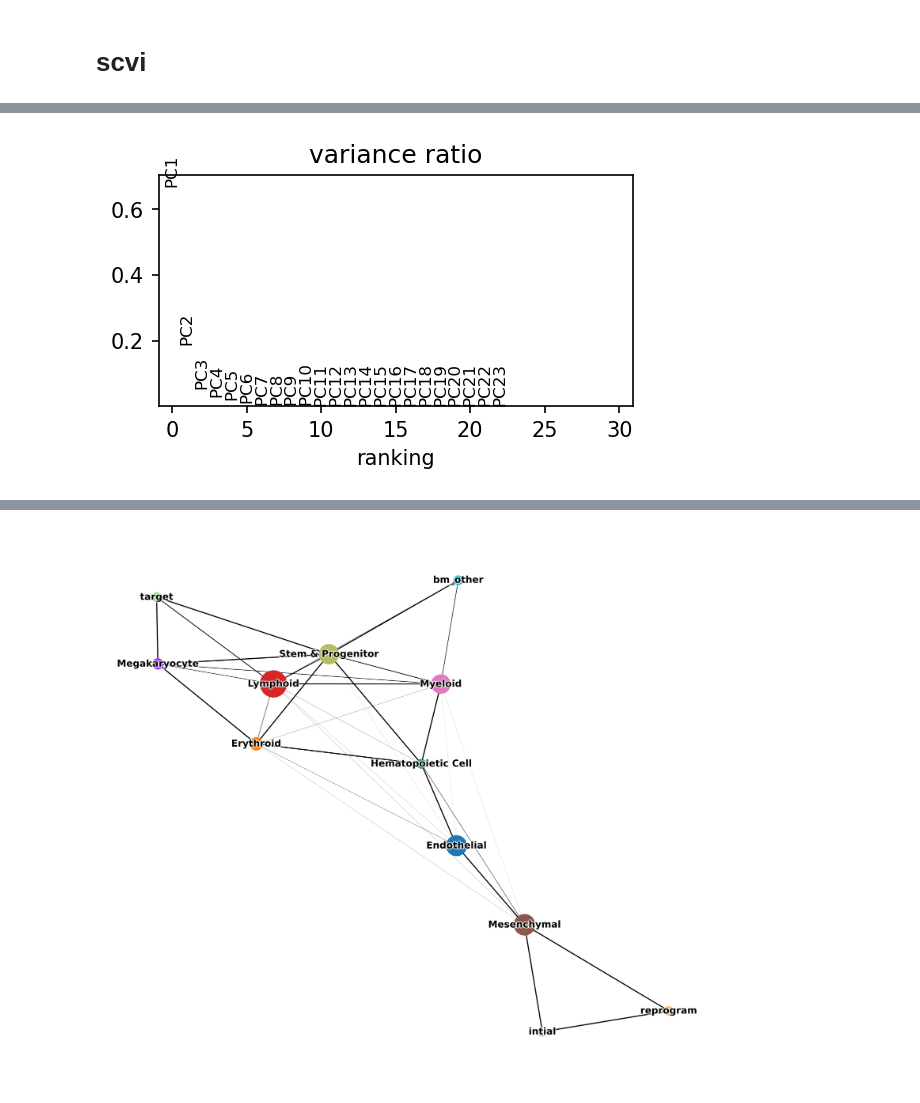
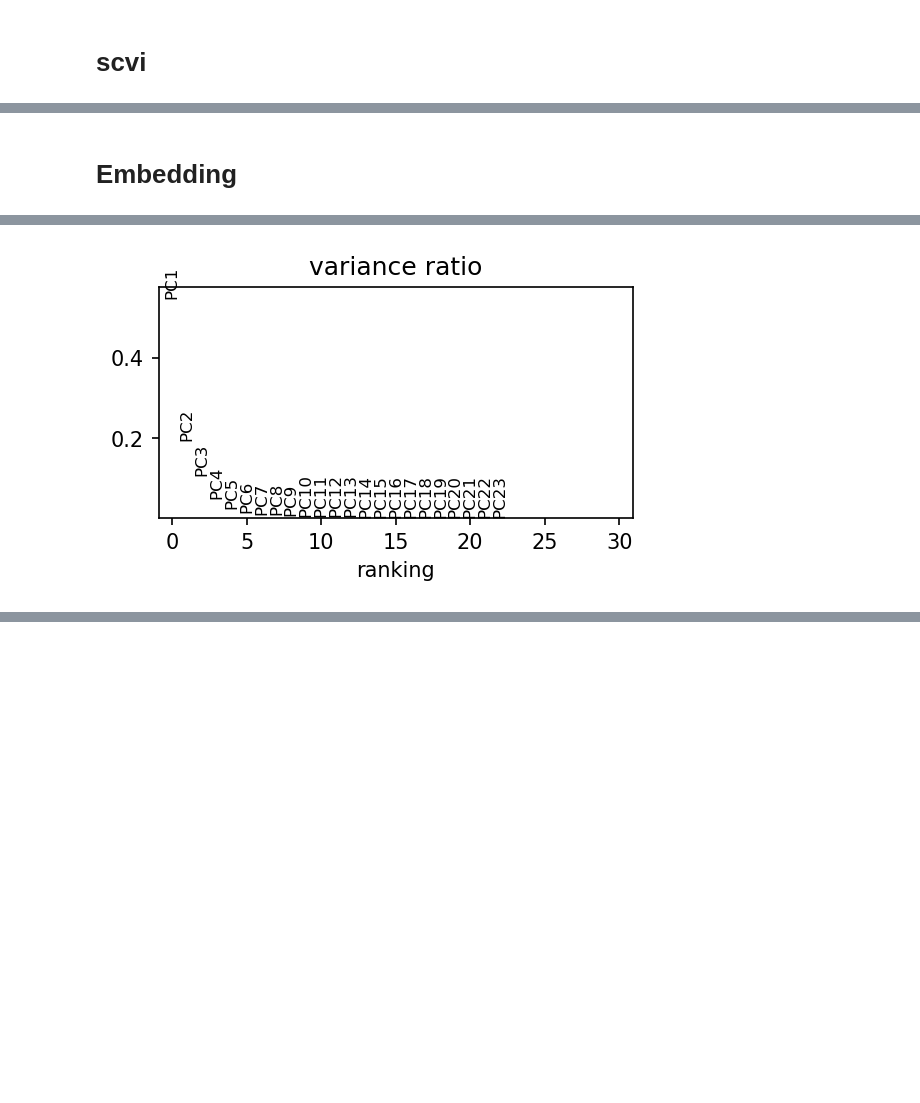
Before and after one commit to CooperStansbury/hematokytos, a Jupyter notebook: notebooks/benchmarks/scvi_benchmark.ipynb, the cells around one changed output, grey strips where cells are left out. Cells and saved outputs as stored; diff of their text form; code cells hidden in the pictures; blank space fills up the shorter version.

```diff
--- a/notebooks/benchmarks/scvi_benchmark.ipynb
+++ b/notebooks/benchmarks/scvi_benchmark.ipynb
@@ -244,7 +244,7 @@ rsc.get.anndata_to_GPU(bdata)
 rsc.pp.highly_variable_genes(
     bdata,
     flavor="seurat_v3",
-    n_top_genes=1500,
+    n_top_genes=2500,
     batch_key=batch_key,
 )
 
@@ -269,12 +269,13 @@ model = scvi.model.SCVI(
 )
 
 model.train(
-    max_epochs=1000,
+    max_epochs=500,
     accelerator='gpu',
-    early_stopping_patience=10,
+    early_stopping_patience=5,
     early_stopping=True,
-    batch_size=2 ** 14,
-    train_size=0.8,
+    batch_size=25,
+    train_size=0.9,
+    plan_kwargs={"lr": 1e-4},
 )
 
 history = model.history
@@ -323,13 +332,8 @@ Wall time: 1.86 s
+# %% [markdown]
+# Embedding
 # %%
 %%time
 
-n_neighbors = 10
-paga_group_column = "level2"
-n_pcs = 50
-
-"""
-PAGA
-"""
 embed = model.get_latent_representation()
 embed = sc.AnnData(embed, obs=adata.obs)
 
@@ -339,23 +343,4 @@ rsc.pp.pca(embed)
 plt.rcParams['figure.dpi'] = 150
 plt.rcParams['figure.figsize'] = 4, 2
 sc.pl.pca_variance_ratio(embed)
-rsc.pp.neighbors(
-    embed,
-    n_pcs=n_pcs,
-    n_neighbors=n_neighbors,
-)
-
-# plot the embedding
-sc.tl.paga(embed, groups=paga_group_column)
-
-plt.rcParams['figure.dpi'] = 200
-plt.rcParams['figure.figsize'] = 10, 10
-sc.pl.paga(
-    embed,
-    fontoutline=1.5,
-    edge_width_scale=0.15,
-    frameon=False,
-)
-
-embed.obsm['X_paga'] = get_init_pos_from_paga(embed)
 # %% [output]
@@ -363 +348 @@ embed.obsm['X_paga'] = get_init_pos_from_paga(embed)
-[figure, old version]
+[figure, new version]
@@ -368 +350,0 @@ embed.obsm['X_paga'] = get_init_pos_from_paga(embed)
-[figure, removed]
```
Also changed, not shown: parts of 17 cells of this notebook, 4 other files.
